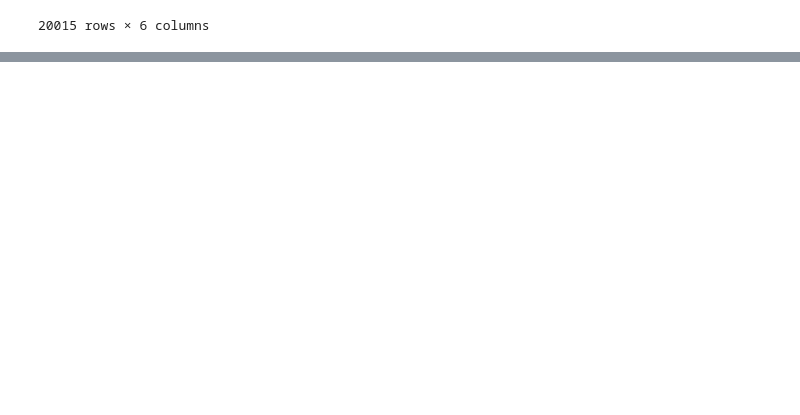
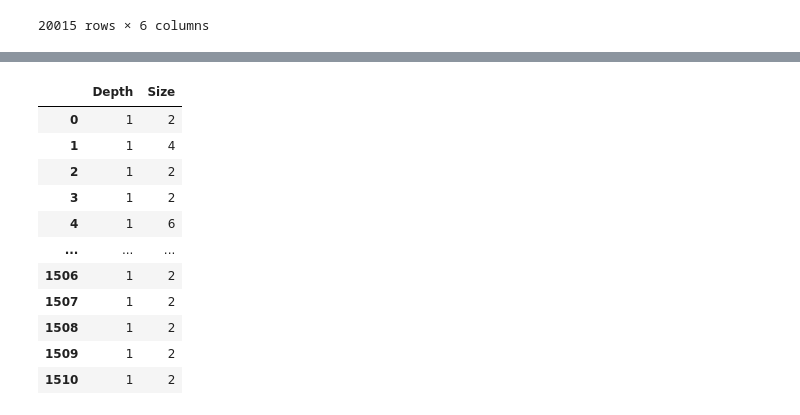
Before and after one commit to GMuradas99/Symmetry-Object-Detection-Analysis, a Jupyter notebook: nesting_analysis.ipynb, the cells around one changed output, grey strips where cells are left out. Drawn from its saved outputs; the diff is of its cells as text; code cells hidden in the pictures; blank space fills up the shorter version.

```diff
--- a/nesting_analysis.ipynb
+++ b/nesting_analysis.ipynb
@@ -199,0 +261,80 @@ participant_nestings
+# %%
+nesting_pairs = pd.read_csv('data_out/nesting/nesting_pairs.csv')
+nesting_pairs_int = nesting_pairs[['Parent', 'Child']].astype(int)
+nesting_pairs_int
+
+def find_all_graphs_with_depths_and_sizes(df):
+    """
+    Finds all connected subgraphs, their depths, and sizes in a directed graph.
+
+    Parameters:
+    df (pd.DataFrame): A DataFrame with two columns representing edges (parent, child).
+
+    Returns:
+    list: A list of dictionaries, each containing:
+          - 'nodes': A set of nodes in the connected subgraph.
+          - 'depth': The maximum depth of the subgraph.
+          - 'size': The number of nodes in the subgraph.
+    """
+    # Create a directed graph using NetworkX
+    G = nx.DiGraph()
+    G.add_edges_from(df.values)
+
+    # Find all weakly connected components
+    connected_components = list(nx.weakly_connected_components(G))
+
+    results = []
+
+    for component in connected_components:
+        # Subgraph containing the component
+        subgraph = G.subgraph(component)
+
+        # Find root nodes (nodes with no incoming edges)
+        root_nodes = [node for node in subgraph if subgraph.in_degree(node) == 0]
+
+        # Calculate the depth of the subgraph
+        max_depth = 0
+
+        for root in root_nodes:
+            # Perform a Depth-First Search to calculate depths
+            lengths = nx.single_source_shortest_path_length(subgraph, root)
+            max_depth = max(max_depth, max(lengths.values()))
+
+        # Store the result
+        results.append({
+            'nodes': set(component),
+            'depth': max_depth,
+            'size': len(component)  # Number of nodes in the subgraph
+        })
+
+    return results
+
+# Find all connected subgraphs with depths and sizes
+subgraphs_with_details = find_all_graphs_with_depths_and_sizes(nesting_pairs_int)
+
+depths = []
+sizes = []
+for subgraph in subgraphs_with_details:
+    depths.append(subgraph['depth'])
+    sizes.append(subgraph['size'])
+
+# Create a DataFrame with the depths and sizes
+depths_sizes_df = pd.DataFrame({
+    'Depth': depths,
+    'Size': sizes
+})
+depths_sizes_df.to_csv('data_out/nesting/depths_and_sizes.csv', index=False)
+depths_sizes_df
+# %% [output]
+|  | Depth | Size |
+| 0 | 1 | 2 |
+| 1 | 1 | 4 |
+| 2 | 1 | 2 |
+| 3 | 1 | 2 |
+| 4 | 1 | 6 |
+| ... | ... | ... |
+| 1506 | 1 | 2 |
+| 1507 | 1 | 2 |
+| 1508 | 1 | 2 |
+| 1509 | 1 | 2 |
+| 1510 | 1 | 2 |
```
Also changed, not shown: parts of 5 cells of this notebook, 5 other files.
